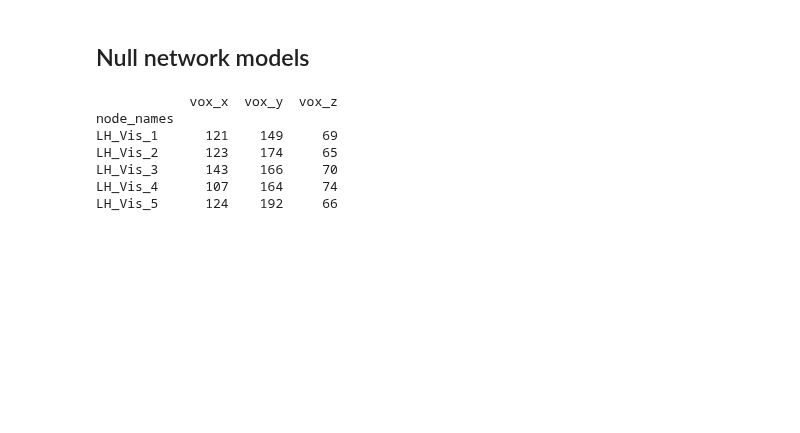
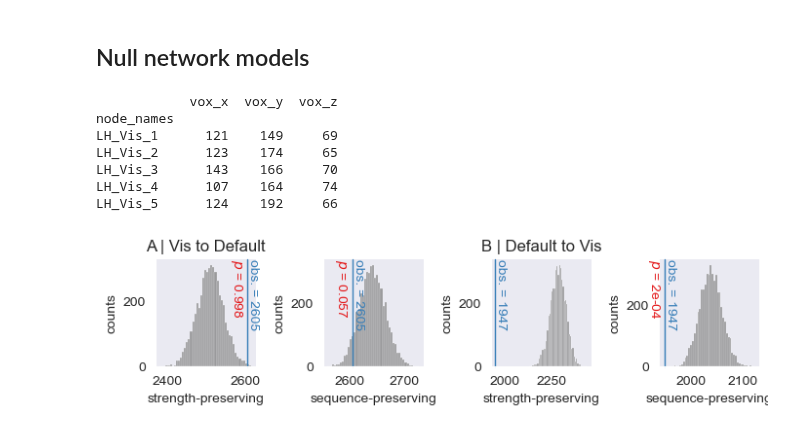
Before and after one commit to LindenParkesLab/nctpy, a Jupyter notebook: scripts/path_a_control_energy_binary.ipynb, the cells around one changed output. Drawn from its saved outputs; the diff is of its cells as text; code cells hidden in the pictures; blank space fills up the shorter version.

```diff
--- a/scripts/path_a_control_energy_binary.ipynb
+++ b/scripts/path_a_control_energy_binary.ipynb
@@ -759,7 +762,7 @@ if run:
 else:
     pass
 # %%
-run = False
+run = True
 if run:
     f, ax = plt.subplots(1, 4, figsize=(7, 2))
 
@@ -838,30 +841,32 @@ if run:
         os.path.join(resultsdir, "energy_null_ssp_{0}_{1}.npy".format(state_i, state_j))
     )
 
     p_val = get_null_p(energy, energy_null_sp, version="reverse", abs=False)
     null_plot(
         observed=energy,
         null=energy_null_sp,
         p_val=p_val,
         xlabel="strength-preserving",
         ax=ax[2],
     )
     ax[2].set_title("B | {0} to {1}".format(state_i, state_j))
 
     p_val = get_null_p(energy, energy_null_ssp, version="reverse", abs=False)
     null_plot(
         observed=energy,
         null=energy_null_ssp,
         p_val=p_val,
         xlabel="sequence-preserving",
         ax=ax[3],
     )
 
     f.tight_layout()
     f.savefig(
         os.path.join(resultsdir, "energy_network_null.svg"),
         dpi=600,
         bbox_inches="tight",
         pad_inches=0.01,
     )
     plt.show()
+# %% [output]
+[figure, added]
```
Also changed, not shown: parts of 1 cell of this notebook.
